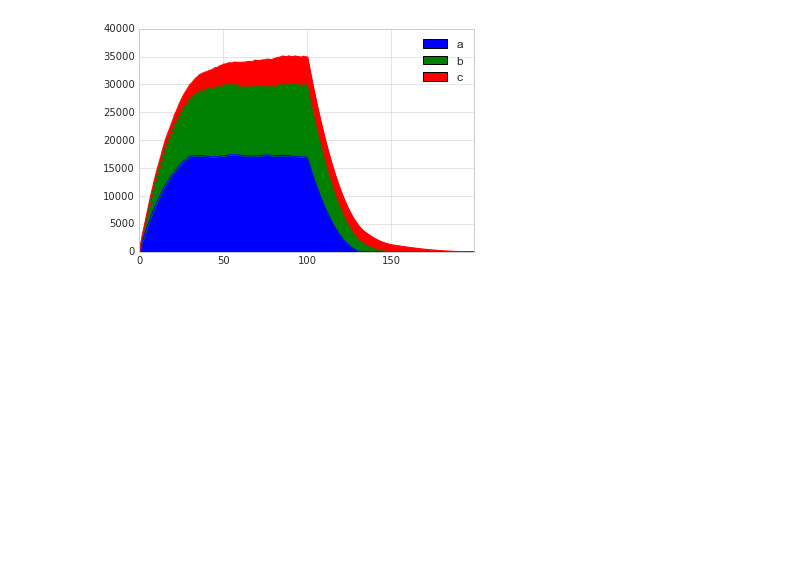
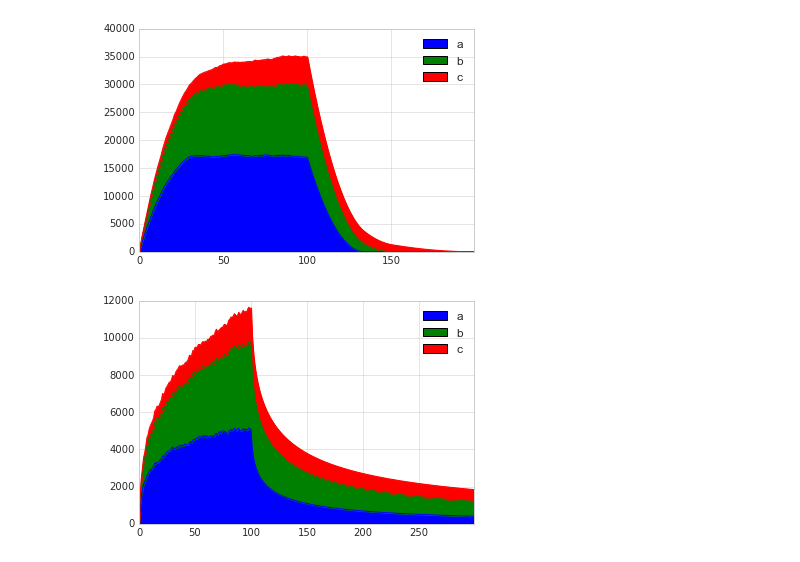
Before and after one commit to thevioletpiece/data_science_tools, a Jupyter notebook: Growth Analytics.ipynb, the cells around one changed output. Drawn from its saved outputs; the diff is of its cells as text; code cells hidden in the pictures; blank space fills up the shorter version.

```diff
--- a/Growth Analytics.ipynb
+++ b/Growth Analytics.ipynb
@@ -241,20 +241,20 @@ DAU
 # %% [output]
 [240.0, 180.0, 120.0, 60.0, 20.0, 0, 0, 0, 0, 0]
 # %%
-def computeDAULin(cohorts, m, daysOut):
+def computeDAUPow(cohorts, m, daysOut):
     currentDay = len(cohorts)
     DAU = []
     #First Calculate DAU while cohorts are being acquired
     for t in range(currentDay):
         actives=[]
         for i in range(t):
-            actives.append(cohorts[t-i-1]*linearRetention(i,m))
+            actives.append(cohorts[t-i-1]*powerLaw(i+1,m))
         DAU.append(sum(actives))
     #Now calculate more DAU as we project out after acquiring cohorts
     for t in range(daysOut):
         actives=[]
         for i in range(currentDay):
-            actives.append(cohorts[currentDay-i-1]*linearRetention(t+i,m))
+            actives.append(cohorts[currentDay-i-1]*powerLaw(t+i+1,m))
         DAU.append(sum(actives))
     return DAU
 
@@ -285,3 +302,13 @@ df = pd.DataFrame(zz, columns=['a', 'b', 'c'])
 df.plot(kind='area');
 # %% [output]
 [figure]
+# %%
+aDAU = computeDAUPow(aCohort, 1, 200)
+bDAU = computeDAUPow(bCohort, 0.75, 200)
+cDAU = computeDAUPow(cCohort, 0.5, 200)
+
+zz=np.stack((np.array(aDAU), np.array(bDAU), np.array(cDAU)),axis=1)
+df = pd.DataFrame(zz, columns=['a', 'b', 'c'])
+df.plot(kind='area');
+# %% [output]
+[figure, added]
```
Also changed, not shown: parts of 7 cells of this notebook.
